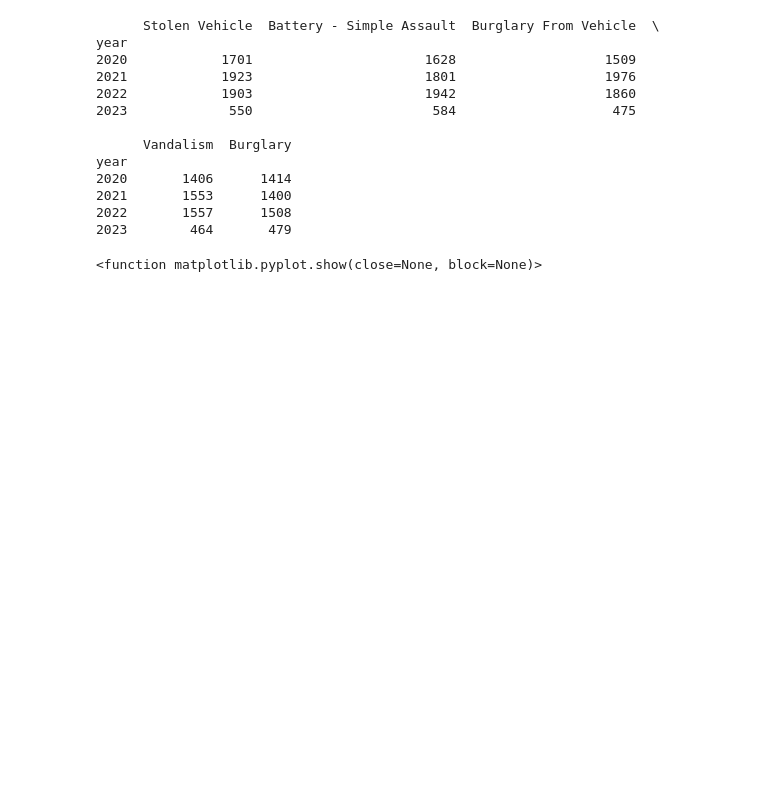
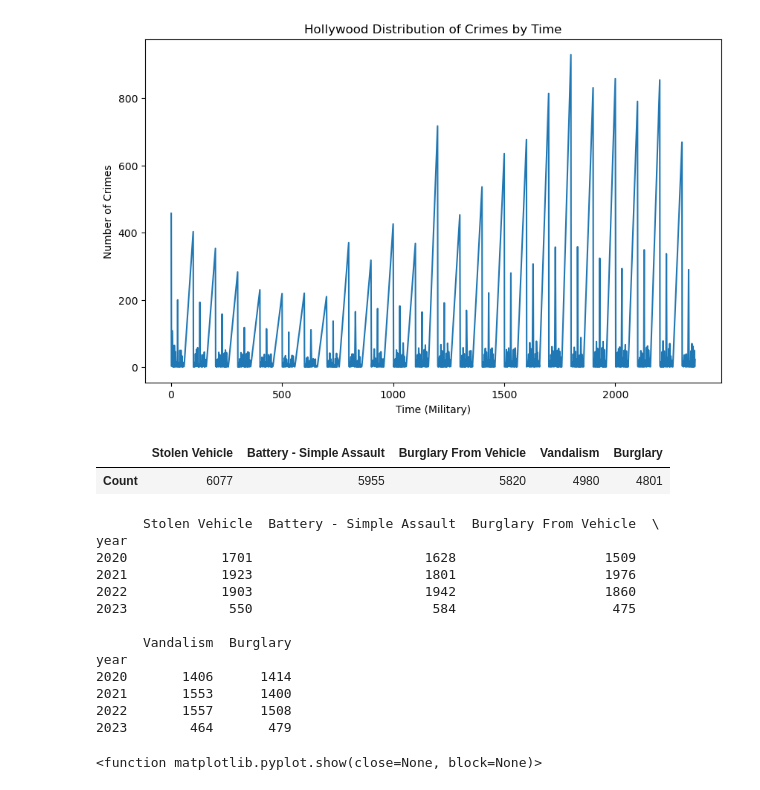
Before and after one commit to tdanh2018/datavoyager, a Jupyter notebook: cv_data.ipynb, the cells around one changed output. Drawn from its saved outputs; the diff is of its cells as text; code cells hidden in the pictures; blank space fills up the shorter version.

```diff
--- a/cv_data.ipynb
+++ b/cv_data.ipynb
@@ -311,3 +292,44 @@ top5_count_df
+# %%
+# Analyze peak crime occurance based on hour of the day
+
+# Sort by value counts
+time_counts=top5_dataframe['TIME OCC'].value_counts()
+sorted_time_counts=time_counts.sort_index()
+
+#Group by hour for plotting
+hourly_crime_counts = top5_dataframe.groupby('Hour').size()
+
+# Plot line graph
+sorted_time_counts.plot(kind='line', figsize=(10, 6))
+plt.xlabel('Time (Military)')
+plt.ylabel('Number of Crimes')
+plt.title('Hollywood Distribution of Crimes by Time')
+plt.show()
+# %% [output]
+[figure, added]
+# %%
+# Generate sum of each top 5 crime occurance
+value_counts = top5_dataframe['Crm Cd Desc'].value_counts()
+
+# Check the count for 'burglary'
+stolen_vehicle_count=value_counts.get('VEHICLE - STOLEN', 0)
+battery_count=value_counts.get('BATTERY - SIMPLE ASSAULT', 0)
+vehicle_burglary_count=value_counts.get('BURGLARY FROM VEHICLE', 0)
+vandalism_count=value_counts.get('VANDALISM - FELONY ($400 & OVER, ALL CHURCH VANDALISMS)', 0)
+burglary_count = value_counts.get('BURGLARY', 0)
+
+# Create DataFrame
+top5_count_df=pd.DataFrame({
+    "Stolen Vehicle": stolen_vehicle_count,
+    "Battery - Simple Assault": battery_count,
+    "Burglary From Vehicle": vehicle_burglary_count,
+    "Vandalism": vandalism_count,
+    "Burglary": burglary_count},
+    index=['Count'])
+top5_count_df
+# %% [output]
+|  | Stolen Vehicle | Battery - Simple Assault | Burglary From Vehicle | Vandalism | Burglary |
+| Count | 6077 | 5955 | 5820 | 4980 | 4801 |
 # %%
 
 # Group the data by year and calculate the counts for each crime category
```
Also changed, not shown: parts of 38 cells of this notebook.
